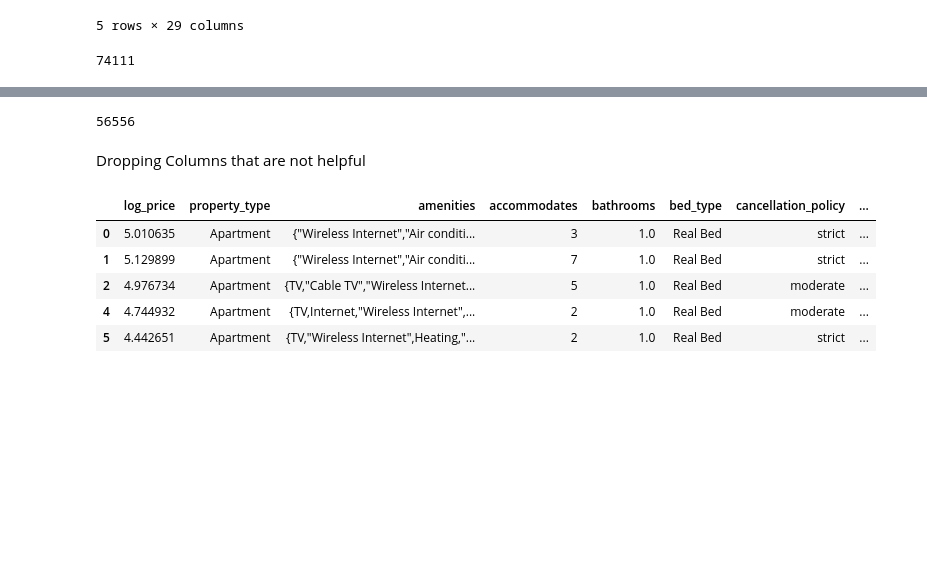
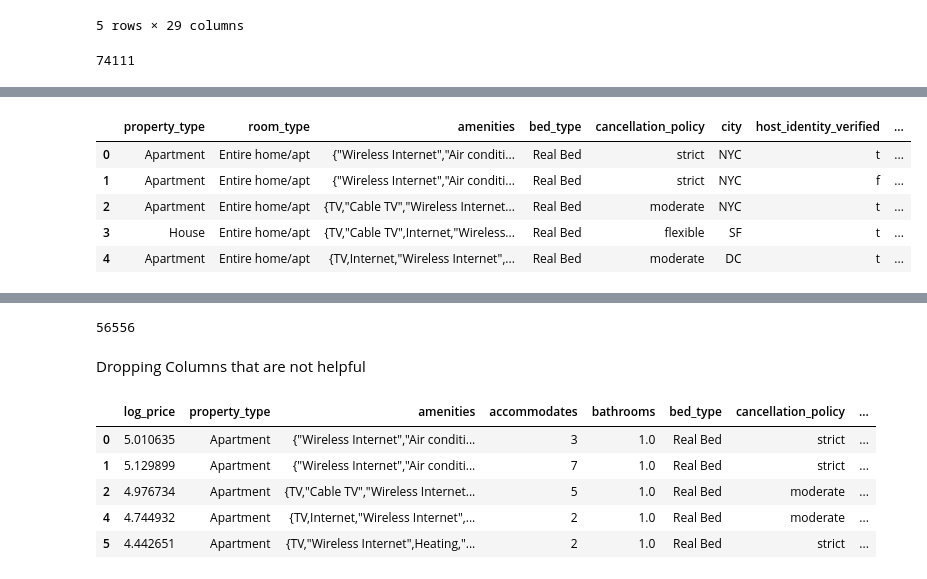
Before and after one commit to Ethan-sev/Airbnb_Score_Model, a Jupyter notebook: Data_Gathering/Air_bnb_csv.ipynb, the cells around one changed output, grey strips where cells are left out. Saved outputs shown, nothing was run; the diff lists cells and outputs as text; code cells hidden in the pictures; blank space fills up the shorter version.

```diff
--- a/Data_Gathering/Air_bnb_csv.ipynb
+++ b/Data_Gathering/Air_bnb_csv.ipynb
@@ -36,0 +75,4 @@ Airbnb_df.shape[0]
+# %%
+
+Airbnb_df = Airbnb_df.drop(['id', 'description','first_review', 'host_has_profile_pic','host_since', 'last_review', 'latitude', 'longitude', 'name', 'neighbourhood',
+                         'thumbnail_url', 'zipcode'], axis = 1)
@@ -36,0 +81,3 @@ Airbnb_df.shape[0]
+# %%
+Airbnb_df['host_response_rate']= Airbnb_df['host_response_rate'].str.rstrip('%').astype('float')/100
+Airbnb_df['host_response_rate'].info()
@@ -36,0 +121,13 @@ Airbnb_df.shape[0]
+# %%
+SI = SimpleImputer(strategy = 'most_frequent')
+SI.fit(Airbnb_df.select_dtypes(include = 'object'))
+imputer = SI.transform(Airbnb_df.select_dtypes(include = 'object'))
+airbnb_obj = pd.DataFrame(imputer, columns = Airbnb_df.select_dtypes(include = 'object').columns)
+airbnb_obj.head()
+# %% [output]
+|  | property_type | room_type | amenities | bed_type | cancellation_policy | city | host_identity_verified | ... |
+| 0 | Apartment | Entire home/apt | {"Wireless Internet","Air conditi... | Real Bed | strict | NYC | t | ... |
+| 1 | Apartment | Entire home/apt | {"Wireless Internet","Air conditi... | Real Bed | strict | NYC | f | ... |
+| 2 | Apartment | Entire home/apt | {TV,"Cable TV","Wireless Internet... | Real Bed | moderate | NYC | t | ... |
+| 3 | House | Entire home/apt | {TV,"Cable TV",Internet,"Wireless... | Real Bed | flexible | SF | t | ... |
+| 4 | Apartment | Entire home/apt | {TV,Internet,"Wireless Internet",... | Real Bed | moderate | DC | t | ... |
```
Also changed, not shown: parts of 50 cells of this notebook.
